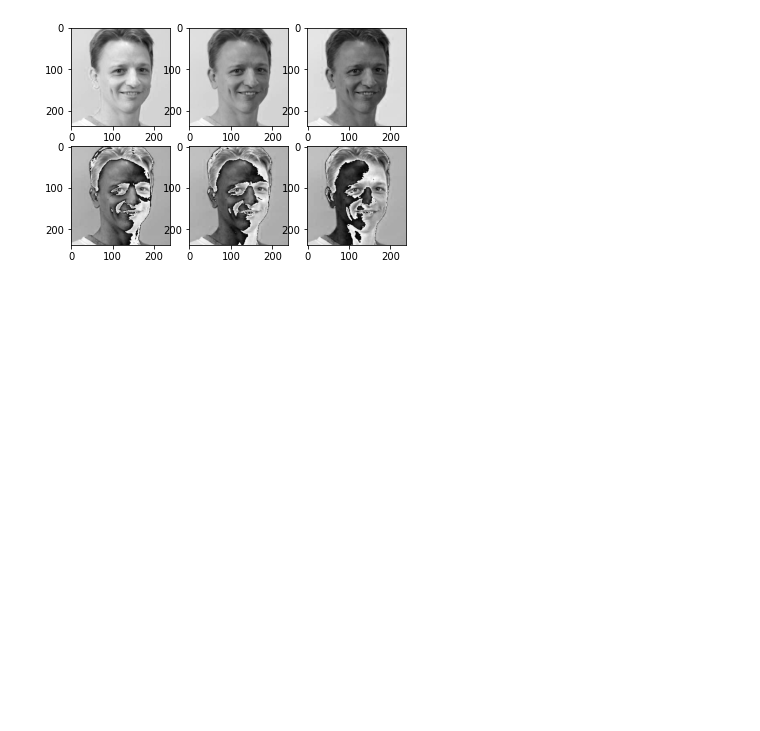
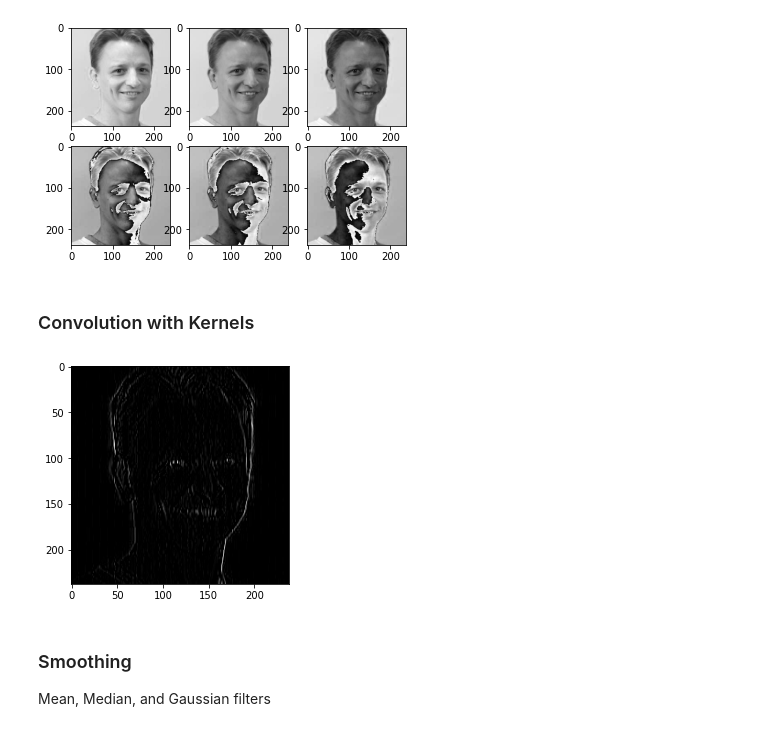
Before and after one commit to damiansp/cpu_vis, a Jupyter notebook: mastering_with_tf/s1_intro_cpuvis_and_nns/01_edge_detect_with_hashing_filtering.py.ipynb, the cells around one changed output. Drawn from its saved outputs; the diff is of its cells as text; code cells hidden in the pictures; blank space fills up the shorter version.

Commit message:
filtering +init kernels

```diff
--- a/mastering_with_tf/s1_intro_cpuvis_and_nns/01_edge_detect_with_hashing_filtering.py.ipynb
+++ b/mastering_with_tf/s1_intro_cpuvis_and_nns/01_edge_detect_with_hashing_filtering.py.ipynb
@@ -52,3 +52,16 @@ plt.subplot(236)
 plt.imshow(img_arr[:, :, 1] + img_arr[:, :, 2], cmap='gray');
 # %% [output]
 [figure]
+# %% [markdown]
+### Convolution with Kernels
+# %%
+kernel = np.array([[-1, 2, -1],
+                   [-1,  2, -1],
+                   [-1, 2, -1]])
+vert_img = cv2.filter2D(grey, -1, kernel)
+plt.imshow(vert_img, cmap='gray');
+# %% [output]
+[figure, added]
+# %% [markdown]
+### Smoothing
+Mean, Median, and Gaussian filters
```
